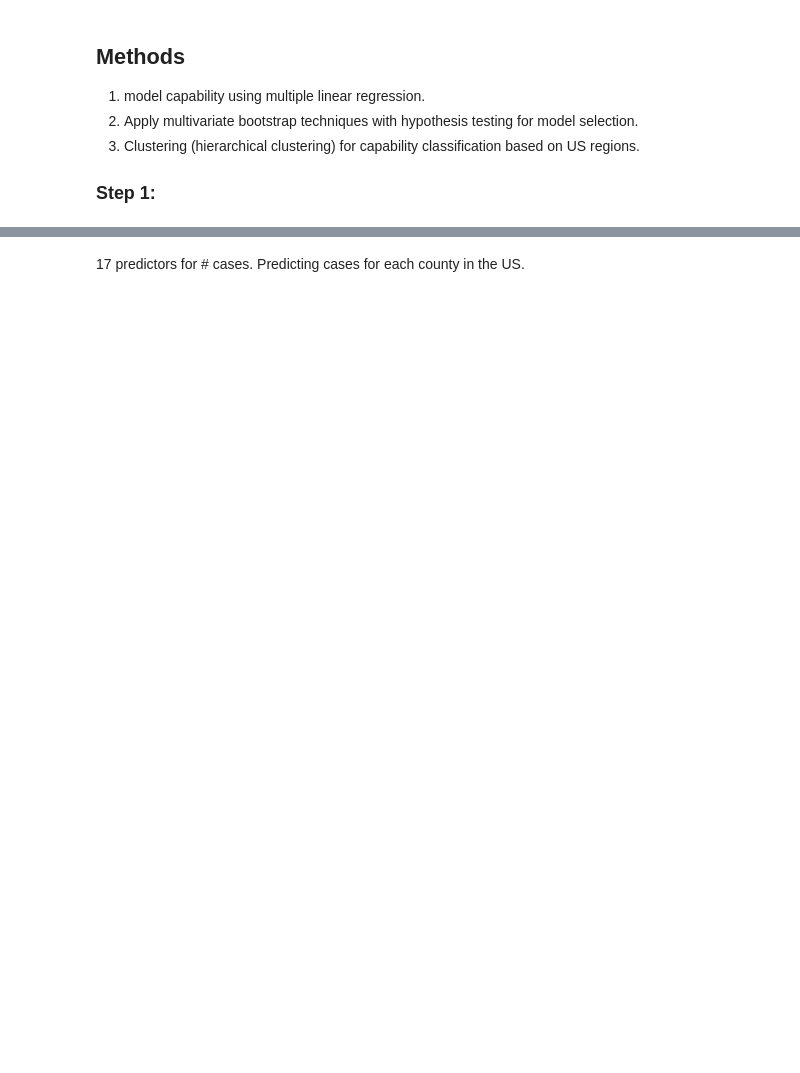
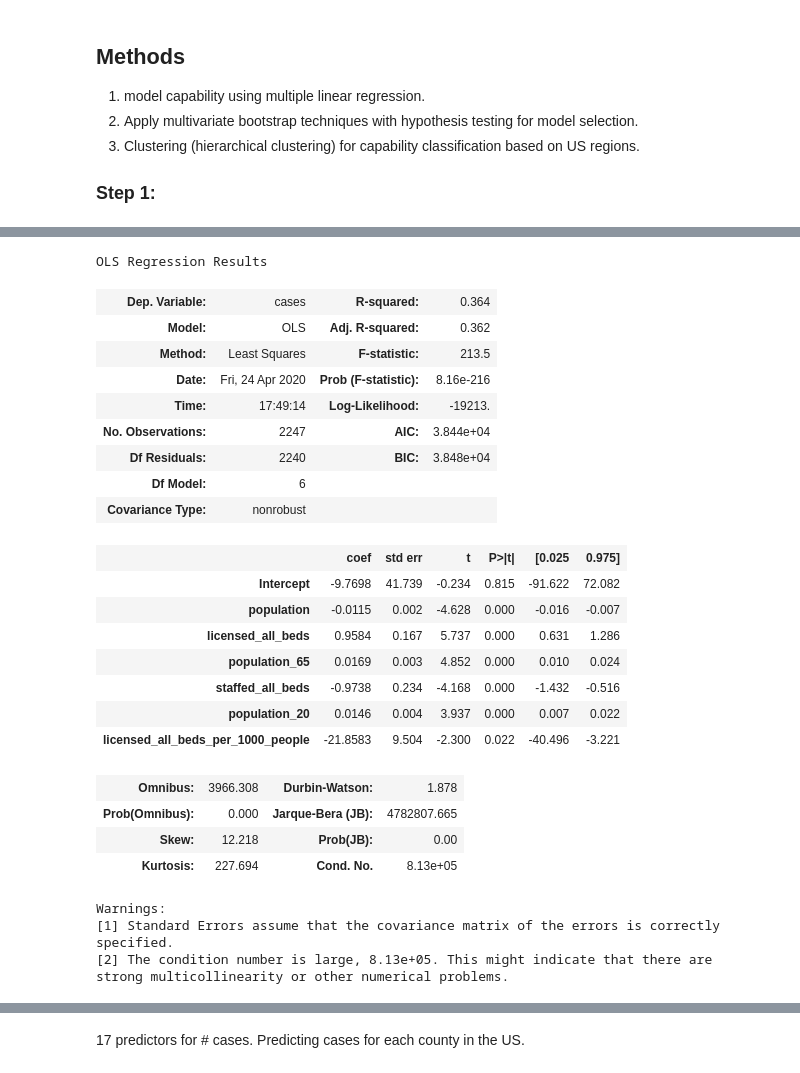
Before and after one commit to tiffttu/BINF_final, a Jupyter notebook: final_project.ipynb, the cells around one changed output, grey strips where cells are left out. Saved outputs shown, nothing was run; the diff lists cells and outputs as text; code cells hidden in the pictures; blank space fills up the shorter version.

```diff
--- a/final_project.ipynb
+++ b/final_project.ipynb
@@ -111,0 +175,31 @@ def clean_dataset(df):
+# %%
+#without state - cases
+fit = ols('cases ~ + population + licensed_all_beds + population_65 + staffed_all_beds + population_20 + licensed_all_beds_per_1000_people', data = data_final).fit()
+fit.summary()
+# %% [output]
+OLS Regression Results
+| Dep. Variable: | cases | R-squared: | 0.364 |
+| Model: | OLS | Adj. R-squared: | 0.362 |
+| Method: | Least Squares | F-statistic: | 213.5 |
+| Date: | Fri, 24 Apr 2020 | Prob (F-statistic): | 8.16e-216 |
+| Time: | 17:49:14 | Log-Likelihood: | -19213. |
+| No. Observations: | 2247 | AIC: | 3.844e+04 |
+| Df Residuals: | 2240 | BIC: | 3.848e+04 |
+| Df Model: | 6 |  |  |
+| Covariance Type: | nonrobust |  |  |
+|  | coef | std err | t | P>|t| | [0.025 | 0.975] |
+| Intercept | -9.7698 | 41.739 | -0.234 | 0.815 | -91.622 | 72.082 |
+| population | -0.0115 | 0.002 | -4.628 | 0.000 | -0.016 | -0.007 |
+| licensed_all_beds | 0.9584 | 0.167 | 5.737 | 0.000 | 0.631 | 1.286 |
+| population_65 | 0.0169 | 0.003 | 4.852 | 0.000 | 0.010 | 0.024 |
+| staffed_all_beds | -0.9738 | 0.234 | -4.168 | 0.000 | -1.432 | -0.516 |
+| population_20 | 0.0146 | 0.004 | 3.937 | 0.000 | 0.007 | 0.022 |
+| licensed_all_beds_per_1000_people | -21.8583 | 9.504 | -2.300 | 0.022 | -40.496 | -3.221 |
+| Omnibus: | 3966.308 | Durbin-Watson: | 1.878 |
+| Prob(Omnibus): | 0.000 | Jarque-Bera (JB): | 4782807.665 |
+| Skew: | 12.218 | Prob(JB): | 0.00 |
+| Kurtosis: | 227.694 | Cond. No. | 8.13e+05 |
+Warnings:
+[1] Standard Errors assume that the covariance matrix of the errors is correctly specified.
+[2] The condition number is large, 8.13e+05. This might indicate that there are
+strong multicollinearity or other numerical problems.
```
Also changed, not shown: parts of 8 cells of this notebook, 1 other file.
